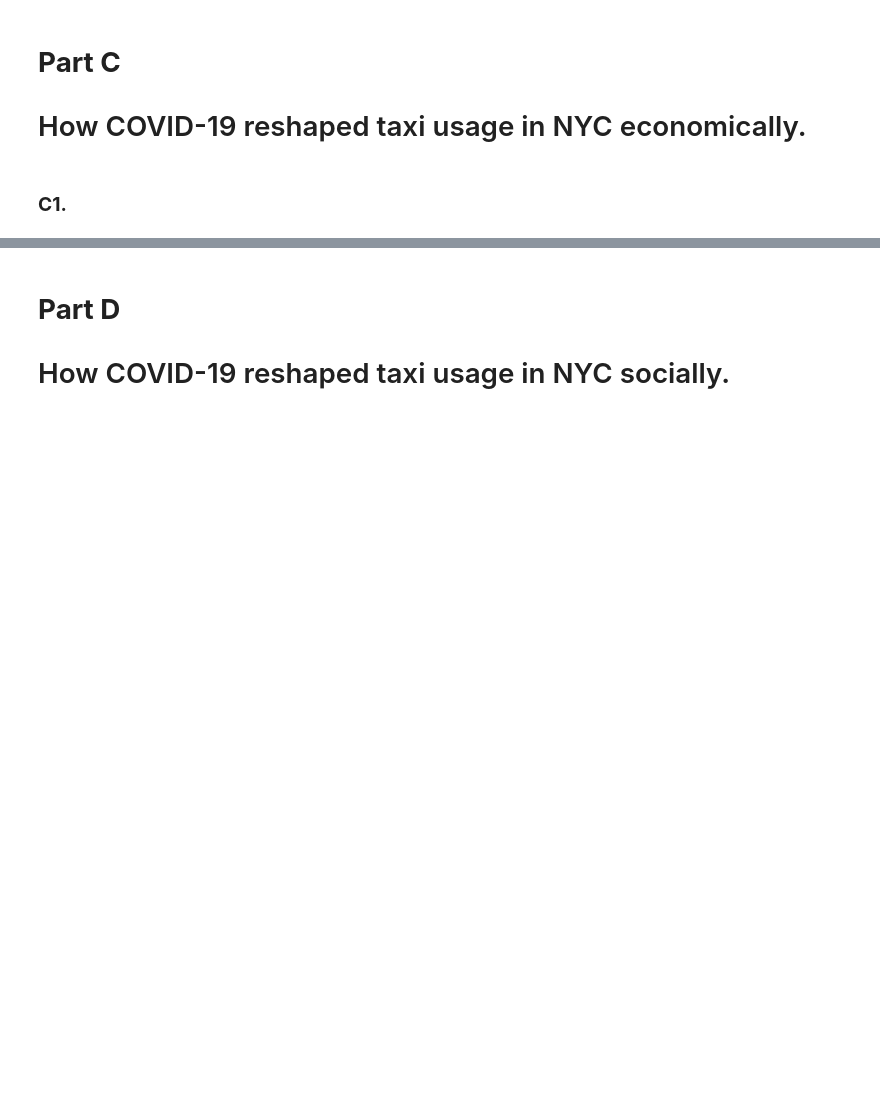
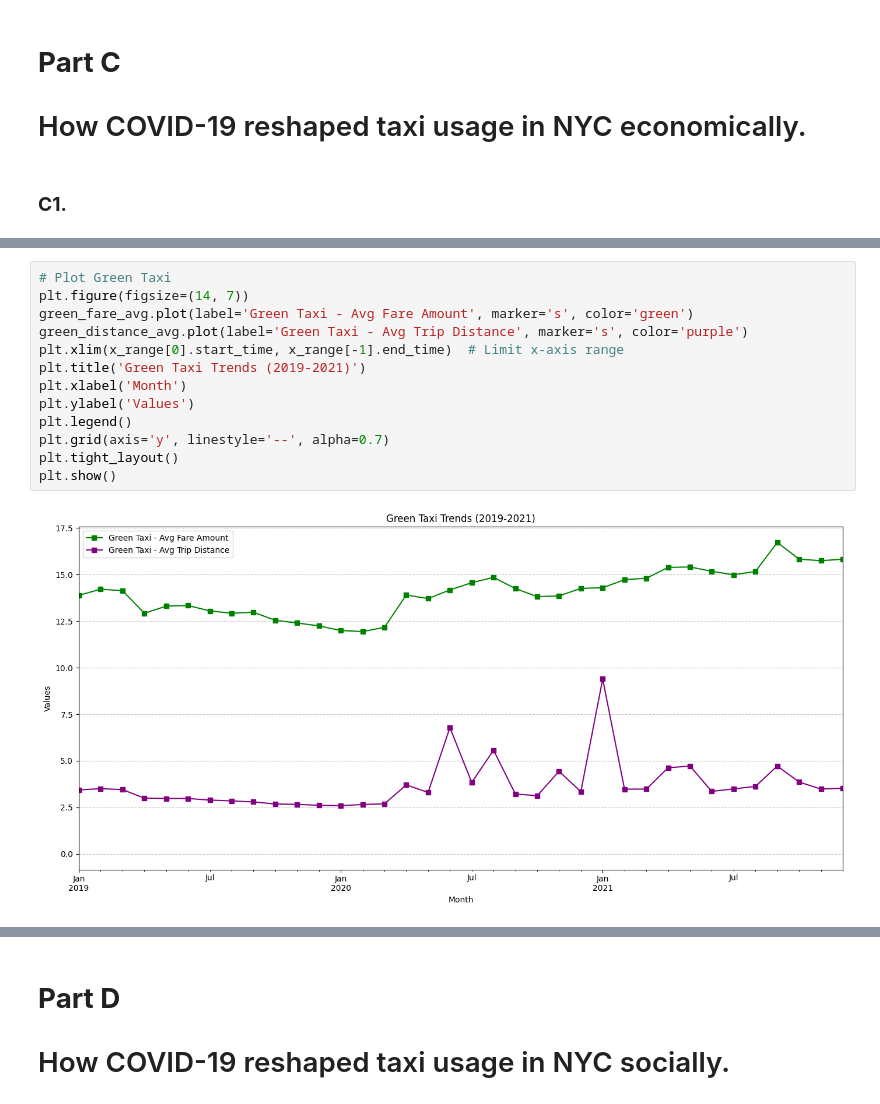
Before and after one commit to kyla2001/Analyzing-Taxi-Trip-Patterns-in-NYC-2019-2021, a Jupyter notebook: question.ipynb, the cells around one changed output, grey strips where cells are left out. Cells and saved outputs as stored; diff of their text form; blank space fills up the shorter version.

```diff
--- a/question.ipynb
+++ b/question.ipynb
@@ -483,0 +532,15 @@ plt.show()
+# %%
+# Plot Green Taxi
+plt.figure(figsize=(14, 7))
+green_fare_avg.plot(label='Green Taxi - Avg Fare Amount', marker='s', color='green')
+green_distance_avg.plot(label='Green Taxi - Avg Trip Distance', marker='s', color='purple')
+plt.xlim(x_range[0].start_time, x_range[-1].end_time)  # Limit x-axis range
+plt.title('Green Taxi Trends (2019-2021)')
+plt.xlabel('Month')
+plt.ylabel('Values')
+plt.legend()
+plt.grid(axis='y', linestyle='--', alpha=0.7)
+plt.tight_layout()
+plt.show()
+# %% [output]
+[figure, added]
```
Also changed, not shown: parts of 5 cells of this notebook.
